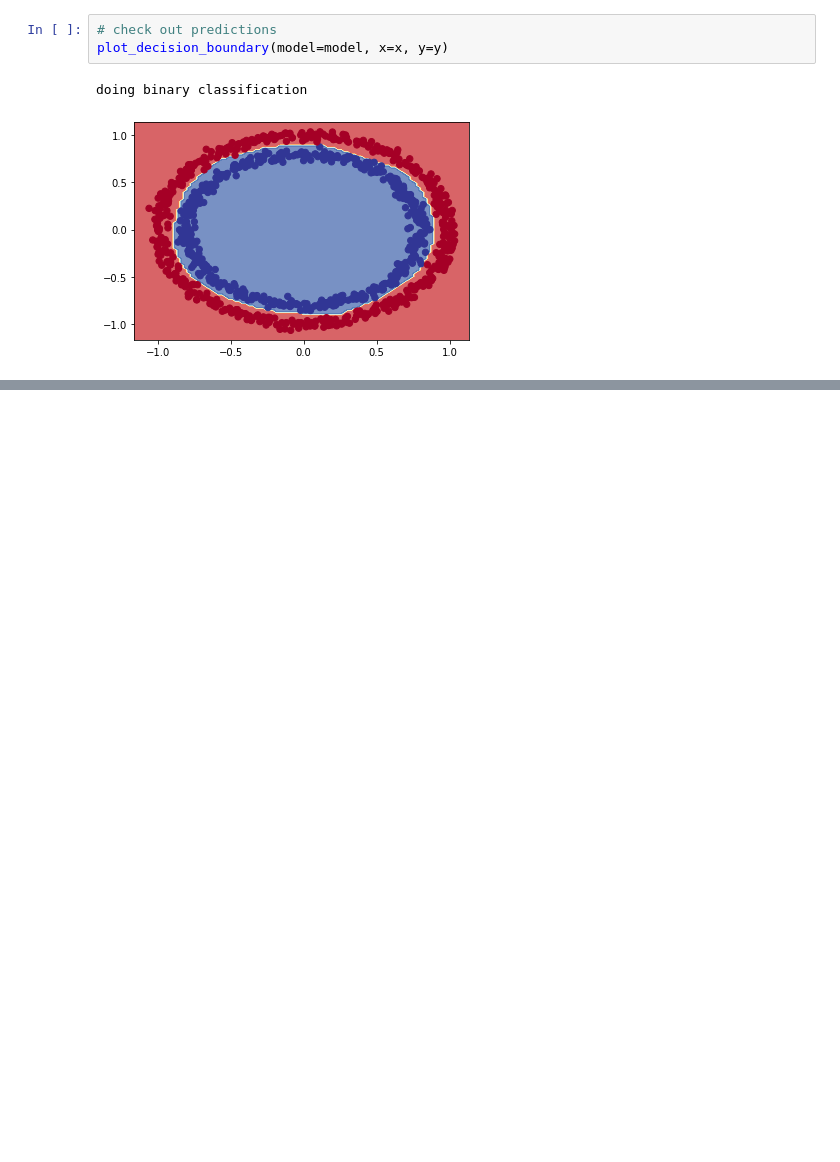
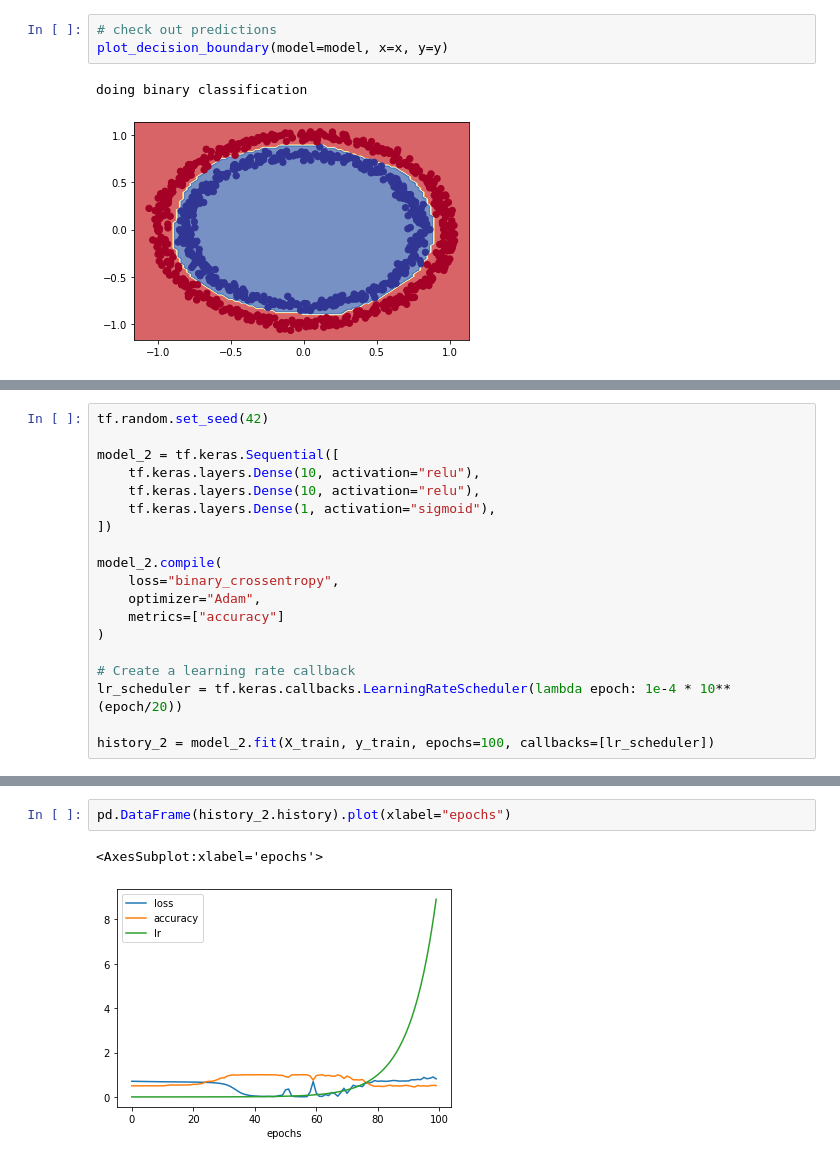
Before and after one commit to priteshkeleven/tf_course, a Jupyter notebook: neural_network_classification.ipynb, the cells around one changed output, grey strips where cells are left out. Saved outputs shown, nothing was run; the diff lists cells and outputs as text; blank space fills up the shorter version.

```diff
--- a/neural_network_classification.ipynb
+++ b/neural_network_classification.ipynb
@@ -145,0 +242,19 @@ doing binary classification
+# %%
+tf.random.set_seed(42)
+
+model_2 = tf.keras.Sequential([
+    tf.keras.layers.Dense(10, activation="relu"),
+    tf.keras.layers.Dense(10, activation="relu"),
+    tf.keras.layers.Dense(1, activation="sigmoid"),
+])
+
+model_2.compile(
+    loss="binary_crossentropy",
+    optimizer="Adam",
+    metrics=["accuracy"]
+)
+
+# Create a learning rate callback
+lr_scheduler = tf.keras.callbacks.LearningRateScheduler(lambda epoch: 1e-4 * 10**(epoch/20))
+
+history_2 = model_2.fit(X_train, y_train, epochs=100, callbacks=[lr_scheduler])
@@ -145,0 +279,5 @@ doing binary classification
+# %%
+pd.DataFrame(history_2.history).plot(xlabel="epochs")
+# %% [output]
+<AxesSubplot:xlabel='epochs'>
+[figure, added]
```
Also changed, not shown: parts of 26 cells of this notebook.
